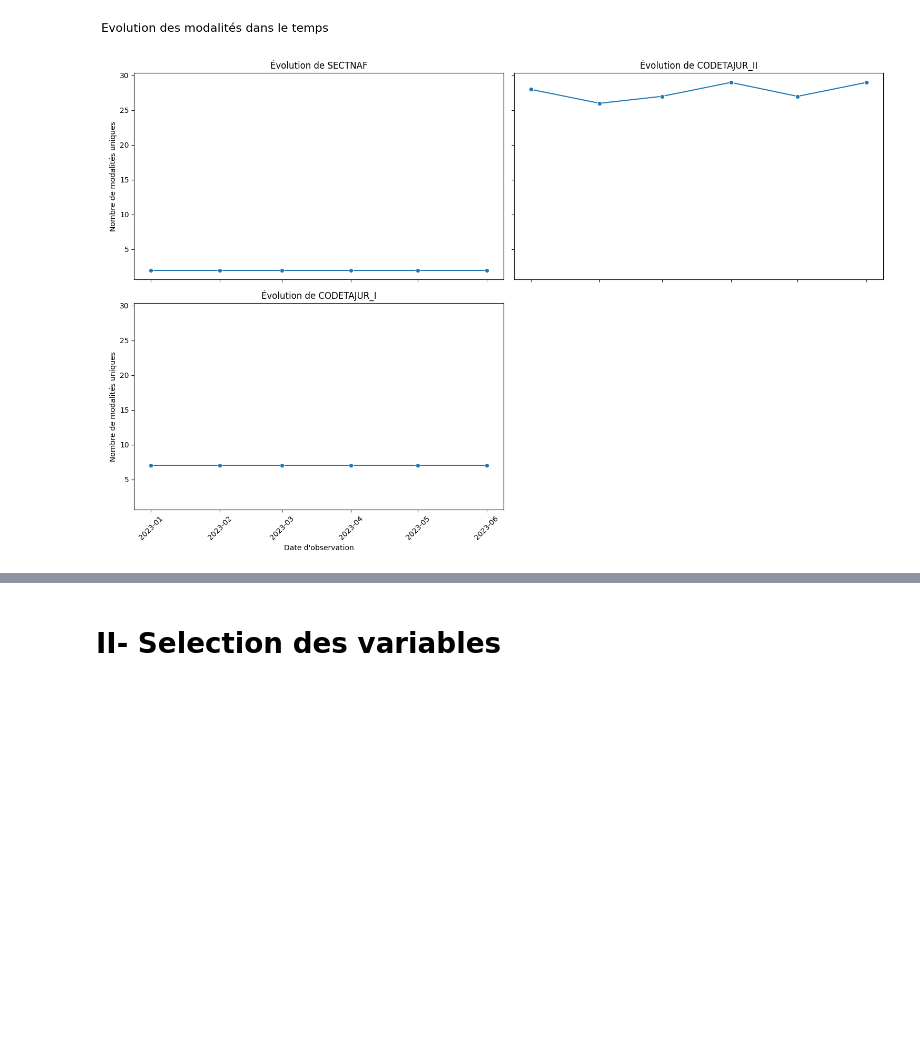
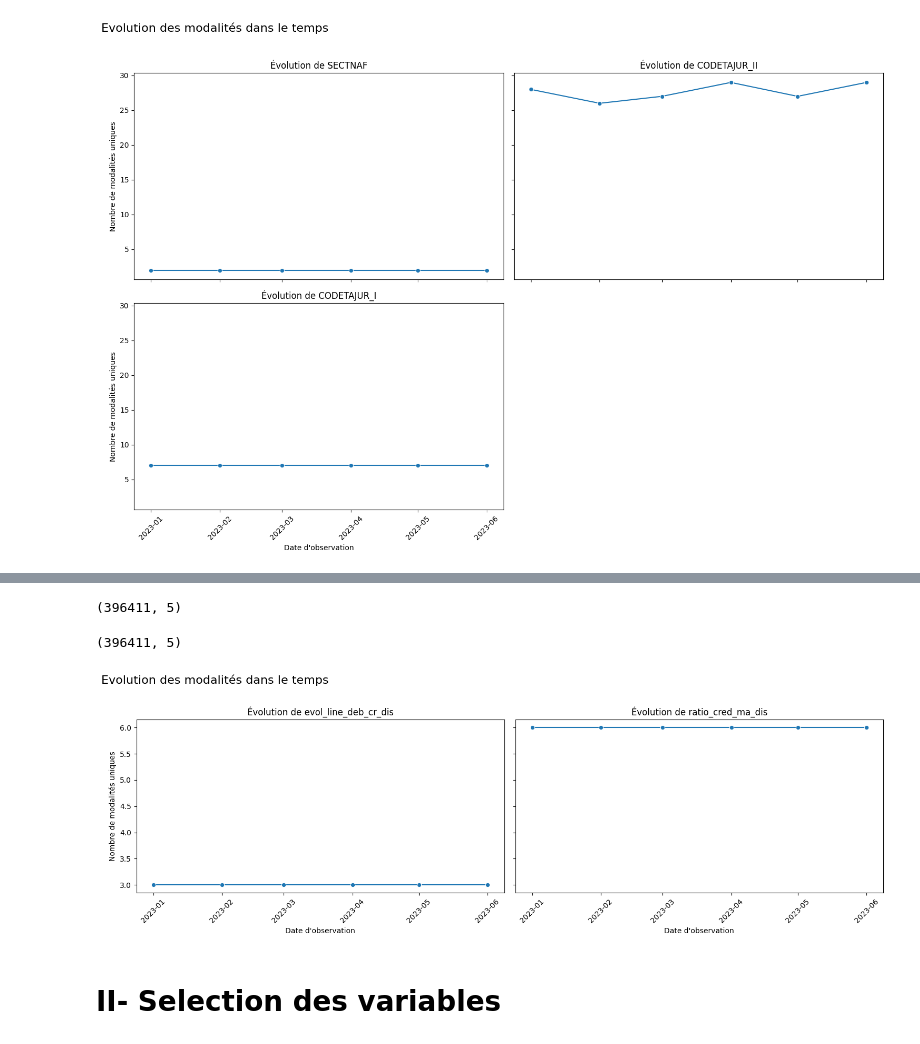
Before and after one commit to cheryl-kdio/Scoring-pj, a Jupyter notebook: desc.ipynb, the cells around one changed output, grey strips where cells are left out. Cells and saved outputs as stored; diff of their text form; code cells hidden in the pictures; blank space fills up the shorter version.

```diff
--- a/desc.ipynb
+++ b/desc.ipynb
@@ -528,3 +582,7 @@ X_train_dis.info()
+# %%
+X_train_dis.shape
+# %% [output]
+(396411, 5)
 # %%
 # Vérifiez si la catégorie "missing" est déjà dans les catégories existantes
 if 'missing' not in X_train_dis["evol_line_deb_cr_dis"].cat.categories:
@@ -539,15 +597,21 @@ if 'missing' not in X_train_dis["ratio_cred_ma_dis"].cat.categories:
 
 # Remplir les valeurs manquantes avec "missing"
 X_train_dis["ratio_cred_ma_dis"].fillna("missing", inplace=True)
+# %%
+X_train_dis.shape
+# %% [output]
+(396411, 5)
 # %%
 # Vérification de la cohérence temporelle des nouveaux indicateurs
 importlib.reload(functions)
 functions.plot_modalities_over_time(X_train_dis, "datdelhis", discretized_columns)
 
 # On retient les variables discrétisées car elles sont homogènes dans le temps
 categorical_vars = categorical_vars + discretized_columns
 X_train_temp = X_train.copy()
-X_train = pd.merge(X_train_temp, X_train_dis[discretized_columns+['id_client']], left_on='id_client', right_on='id_client', how='inner')
+#X_train = pd.merge(X_train_temp, X_train_dis[discretized_columns+['id_client']], left_on='id_client', right_on='id_client', how='inner')
+# %% [output]
+[figure, added]
 # %% [markdown]
 # II- Selection des variables
 # %% [markdown]
```
Also changed, not shown: parts of 59 cells of this notebook, 1 other file.
